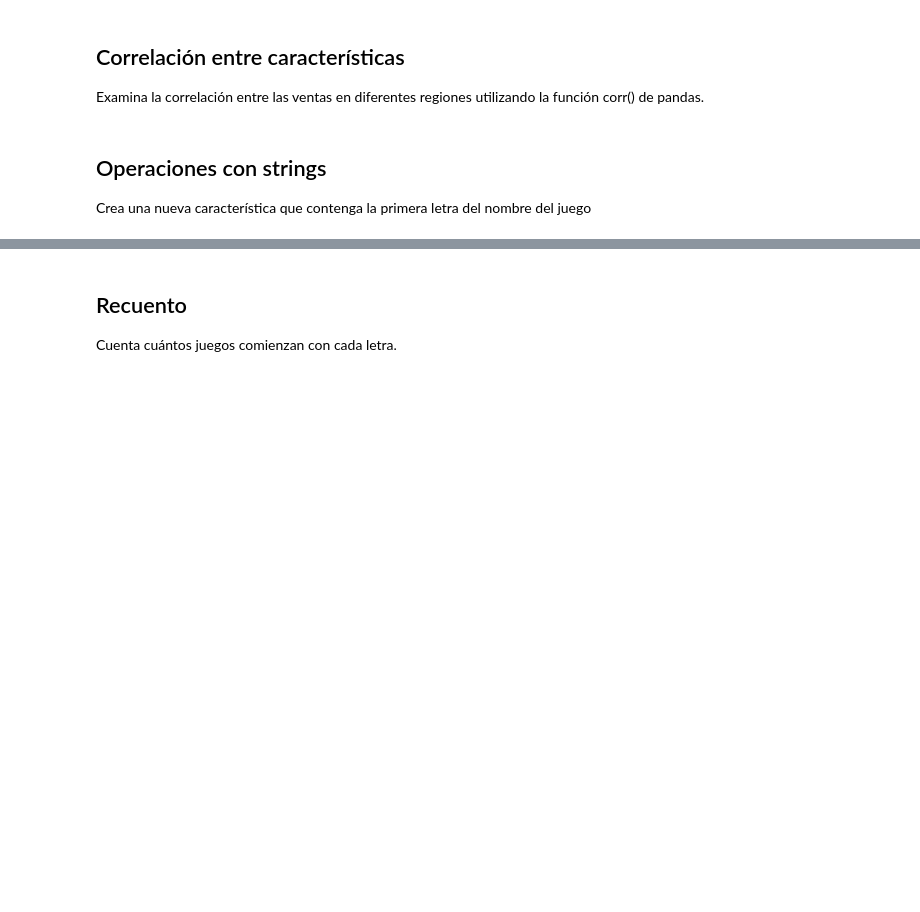
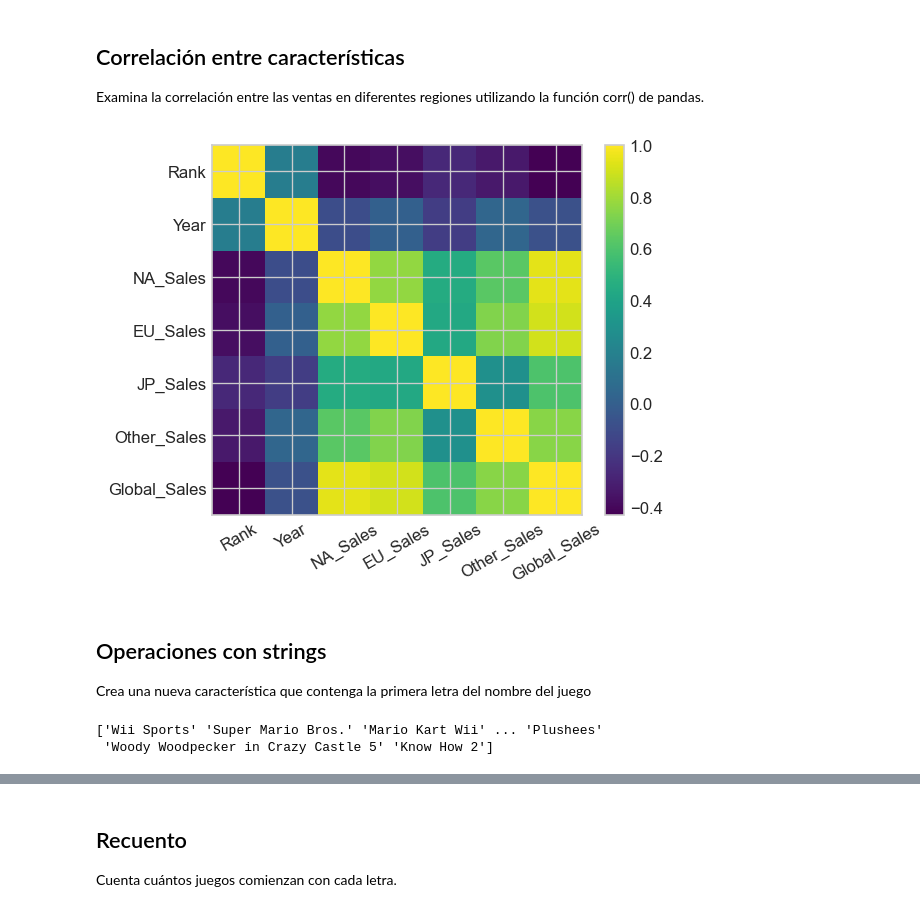
Before and after one commit to nyainamalala/curso_analisis_MalalaKamoryNyAina, a Jupyter notebook: m4-pandas/4.Pandas_Caso_Practico.ipynb, the cells around one changed output, grey strips where cells are left out. Saved outputs shown, nothing was run; the diff lists cells and outputs as text; code cells hidden in the pictures; blank space fills up the shorter version.

Commit message:
Pandas caso practico

```diff
--- a/m4-pandas/4.Pandas_Caso_Practico.ipynb
+++ b/m4-pandas/4.Pandas_Caso_Practico.ipynb
@@ -156,7 +211,28 @@ Transforma el género en una variable categórica numerada.
 ## Correlación entre características
 
 Examina la correlación entre las ventas en diferentes regiones utilizando la función corr() de pandas.
+# %%
+import matplotlib.pyplot as plt
+plt.style.use('seaborn-v0_8-whitegrid')
+plt.rcParams['figure.figsize'] = (5,4)
+plt.rcParams['figure.dpi'] = 120
+# %%
+df = pd.read_csv('../data/vgsales_caso_practico.csv')
+correlacion = df.corr()
+
+plt.imshow(correlacion, cmap='viridis')
+plt.colorbar()
+plt.xticks(range(len(correlacion)), correlacion.columns, rotation=30)
+plt.yticks(range(len(correlacion)),correlacion.columns);
+# %% [output]
+[figure, added]
 # %% [markdown]
 ## Operaciones con strings
 
 Crea una nueva característica que contenga la primera letra del nombre del juego
+# %%
+tipo_de_nombre = df['Name'].unique()
+print(tipo_de_nombre)
+# %% [output]
+['Wii Sports' 'Super Mario Bros.' 'Mario Kart Wii' ... 'Plushees'
+ 'Woody Woodpecker in Crazy Castle 5' 'Know How 2']
```
Also changed, not shown: parts of 14 cells of this notebook.
